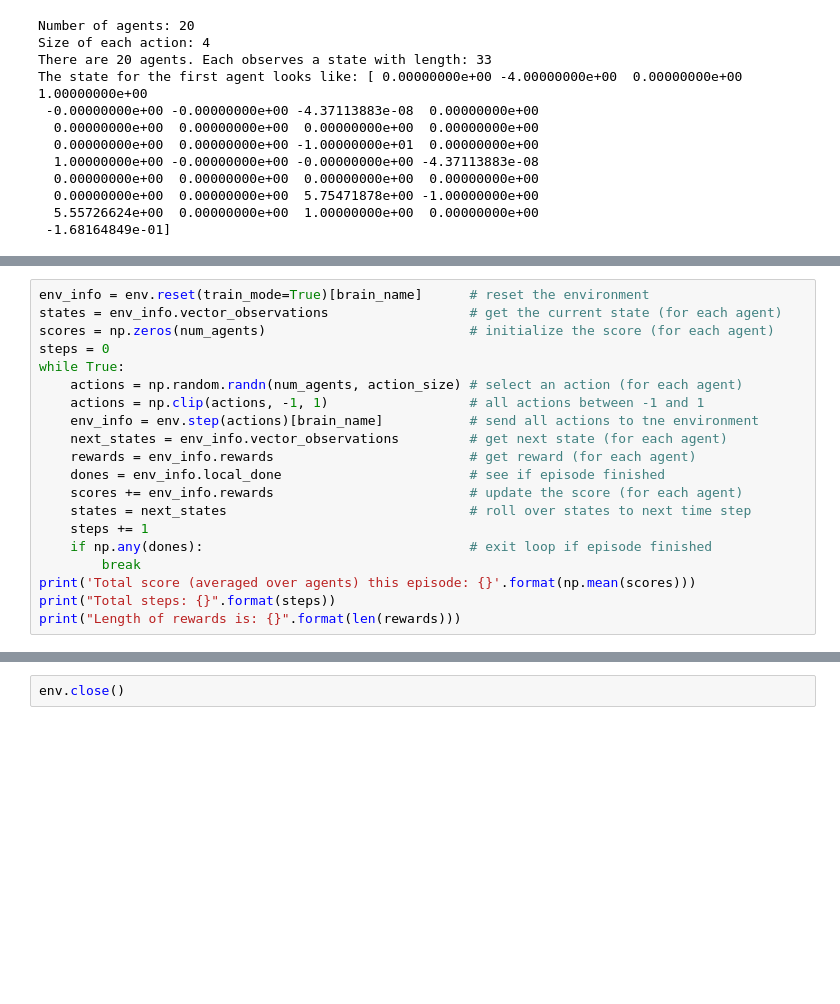
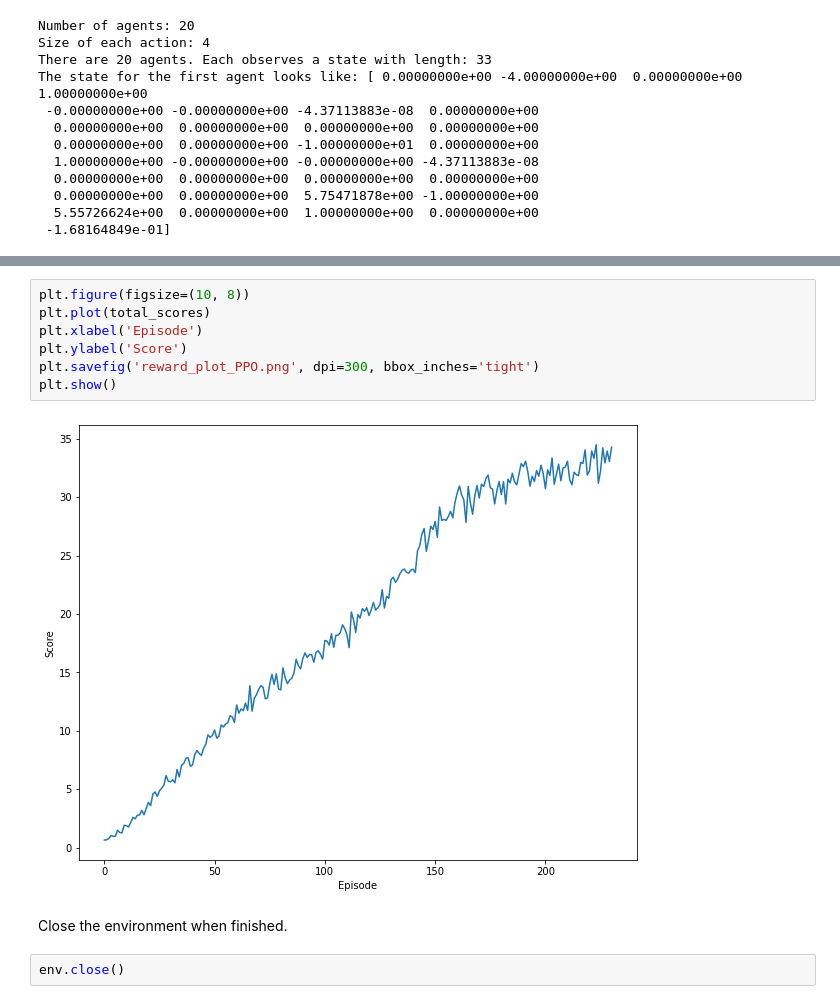
Before and after one commit to Tao-Hu/reacher-continuous-control, a Jupyter notebook: Continuous_Control.ipynb, the cells around one changed output, grey strips where cells are left out. Drawn from its saved outputs; the diff is of its cells as text; blank space fills up the shorter version.

```diff
--- a/Continuous_Control.ipynb
+++ b/Continuous_Control.ipynb
@@ -83,20 +70,0 @@ Note that **in this coding environment, you will not be able to watch the agents
-# %%
-env_info = env.reset(train_mode=True)[brain_name]      # reset the environment
-states = env_info.vector_observations                  # get the current state (for each agent)
-scores = np.zeros(num_agents)                          # initialize the score (for each agent)
-steps = 0
-while True:
-    actions = np.random.randn(num_agents, action_size) # select an action (for each agent)
-    actions = np.clip(actions, -1, 1)                  # all actions between -1 and 1
-    env_info = env.step(actions)[brain_name]           # send all actions to tne environment
-    next_states = env_info.vector_observations         # get next state (for each agent)
-    rewards = env_info.rewards                         # get reward (for each agent)
-    dones = env_info.local_done                        # see if episode finished
-    scores += env_info.rewards                         # update the score (for each agent)
-    states = next_states                               # roll over states to next time step
-    steps += 1
-    if np.any(dones):                                  # exit loop if episode finished
-        break
-print('Total score (averaged over agents) this episode: {}'.format(np.mean(scores)))
-print("Total steps: {}".format(steps))
-print("Length of rewards is: {}".format(len(rewards)))
@@ -174,2 +142,13 @@ When finished, you can close the environment.
+# %%
+plt.figure(figsize=(10, 8))
+plt.plot(total_scores)
+plt.xlabel('Episode')
+plt.ylabel('Score')
+plt.savefig('reward_plot_PPO.png', dpi=300, bbox_inches='tight')
+plt.show()
+# %% [output]
+[figure, added]
+# %% [markdown]
+Close the environment when finished.
 # %%
 env.close()
```
Also changed, not shown: parts of 11 cells of this notebook, 8 other files.
